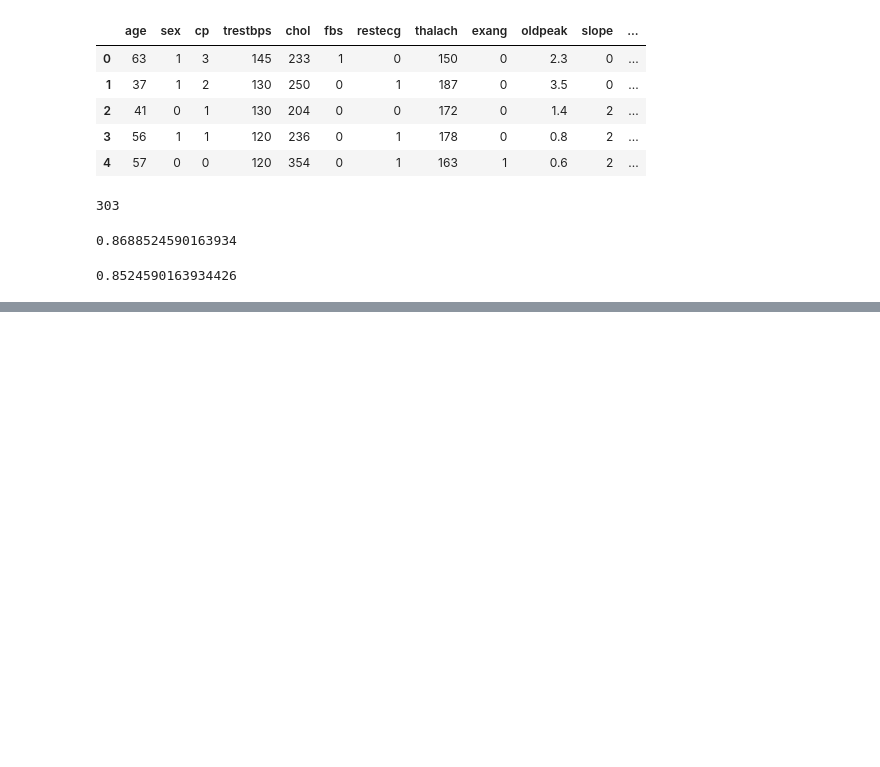
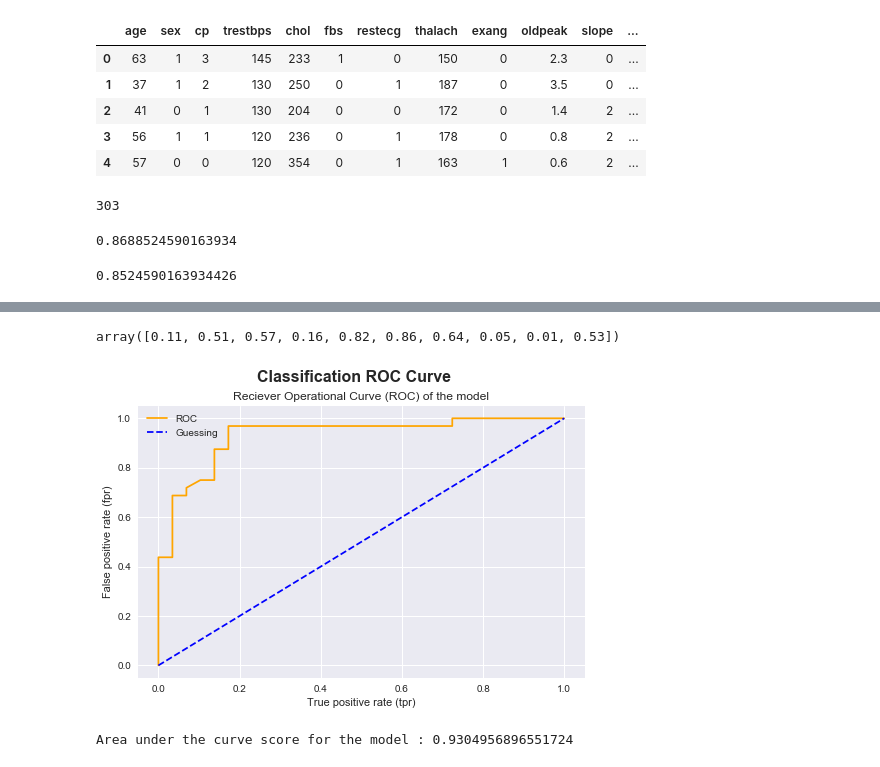
Before and after one commit to wolfdale229/intro-to-machine-learning, a Jupyter notebook: Section 1 Getting Data Ready.ipynb, the cells around one changed output, grey strips where cells are left out. Drawn from its saved outputs; the diff is of its cells as text; code cells hidden in the pictures; blank space fills up the shorter version.

```diff
--- a/Section 1 Getting Data Ready.ipynb
+++ b/Section 1 Getting Data Ready.ipynb
@@ -502,0 +680,14 @@ clf.score(X_test, y_test)
+# %%
+# Building a classification model
+from sklearn.ensemble import RandomForestClassifier
+from sklearn.metrics import roc_curve, roc_auc_score
+
+np.random.seed(42)
+
+X = heart_disease.drop('target', axis=1)
+y = heart_disease['target']
+
+X_train, X_test, y_train, y_test = train_test_split(X, y, test_size=0.2)
+
+clf = RandomForestClassifier().fit(X_train, y_train)
+clf.score(X_test, y_test)
@@ -502,0 +696,4 @@ clf.score(X_test, y_test)
+# %%
+# making a prediction probanility
+y_preds = clf.predict_proba(X_test)
+y_preds[:10]
@@ -502,0 +711,32 @@ clf.score(X_test, y_test)
+# %%
+# using only the true prediction probabilities
+
+y_preds_positives = y_preds[:, 1]
+y_preds_positives[:10]
+# %% [output]
+array([0.11, 0.51, 0.57, 0.16, 0.82, 0.86, 0.64, 0.05, 0.01, 0.53])
+# %%
+# getting the fpr, tpr and the thresholds vaelues using the roc_curve function
+
+fpr, tpr, thresholds  = roc_curve(y_test, y_preds_positives)
+# %%
+# plotting the area under the curve (ROC)
+
+def plot_roc_curve(fpr, tpr):
+    fig, ax = plt.subplots(figsize=(8, 5))
+    plt.plot(fpr, tpr, color='orange', label='ROC')
+    plt.plot([0, 1], [0, 1], color='blue', linestyle='--', label='Guessing')
+    ax.set(title='Reciever Operational Curve (ROC) of the model',
+          xlabel='True positive rate (tpr)',
+          ylabel='False positive rate (fpr)')
+    plt.legend()
+    plt.suptitle("Classification ROC Curve", fontsize=16, fontweight='bold')
+    plt.show()
+plot_roc_curve(fpr, tpr)
+# %% [output]
+[figure, added]
+# %%
+# auc curve
+print(f'Area under the curve score for the model : {roc_auc_score(y_test, y_preds_positives)}')
+# %% [output]
+Area under the curve score for the model : 0.9304956896551724
```
Also changed, not shown: parts of 42 cells of this notebook.
